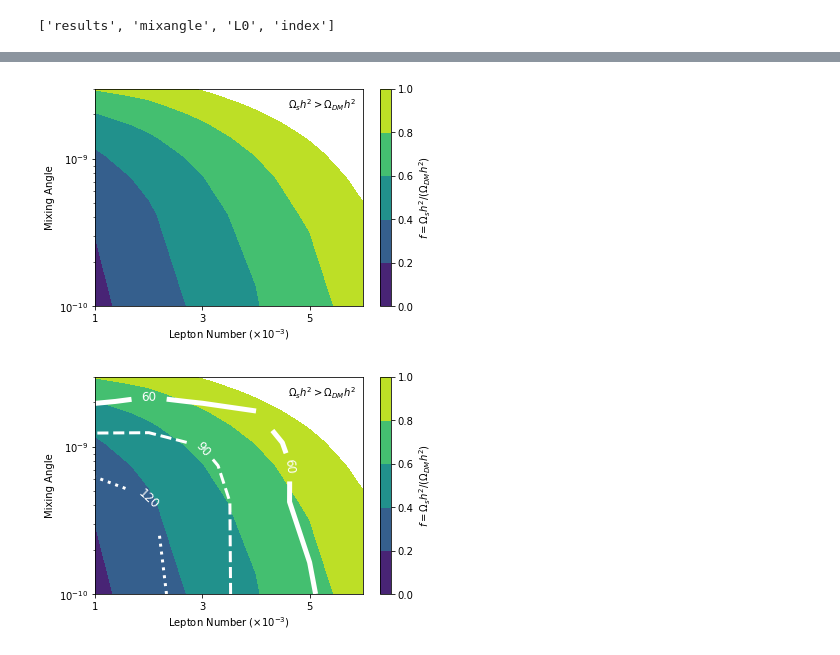
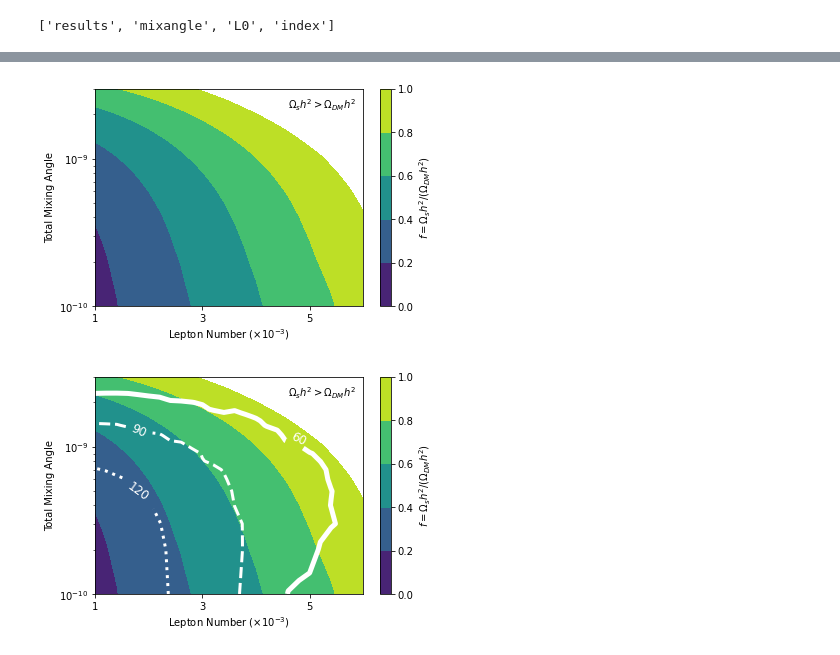
Before and after one commit to nuLABatUSD/dm_sterile_production, a Jupyter notebook: MakePlotsApril.ipynb, the cells around one changed output, grey strips where cells are left out. Cells and saved outputs as stored; diff of their text form; code cells hidden in the pictures.

```diff
--- a/MakePlotsApril.ipynb
+++ b/MakePlotsApril.ipynb
@@ -3,8 +3,12 @@ import Num_SH as NSH
 import numpy as np
 import matplotlib.pyplot as plt
 # %%
-folder = "Quick"
-filename = "three_equal"
+#folder = "ThreeEqual"
+#filename = "three_equal"
+folder = "Tau"
+filename = "mostly_tau"
+#folder = "AllTau"
+#filename = "all_tau"
 npz = np.load("{}/{}-results.npz".format(folder,filename),allow_pickle=True)
 # %%
 npz.files
@@ -21,0 +26,10 @@ plt.axhline(60)
+# %%
+plt.figure()
+for i in range(len(a)):
+    if a[i,1] > 60:
+        plt.plot(a[i,0]/0.1188,a[i,1],'o',color='k')
+    else:
+        plt.plot(a[i,0]/0.1188, a[i,1],'o', color='0.75')
+plt.axhline(60, color='k', linestyle='--')
+plt.xlabel(r'$f = \Omega_s h^2 / (\Omega_{\rm DM} h^2)$')
+plt.ylabel('Number of Subhalos')
@@ -38,7 +55,7 @@ plt.colorbar(label=r"$f = \Omega_s h^2 / (\Omega_{DM} h^2)$")
 #plt.xscale('log')
 plt.yscale('log')
 plt.xlabel(r"Lepton Number $(\times 10^{-3})$")
-plt.ylabel("Mixing Angle")
+plt.ylabel("Total Mixing Angle")
 plt.text(4.6,2.2e-9,r"$\Omega_s h^2 > \Omega_{DM} h^2$")
 
 plt.xticks([1,3,5])
@@ -49,25 +66,25 @@ image_name = '{}/{}-contourplot.png'.format(folder,filename)
 
 plt.savefig(image_name, format=image_format, dpi=1200)
 # %% [output]
-[figure, old version]
+[figure, new version]
 # %%
 plt.figure()
 plt.contourf(ll*1e3, mm, M, levels=[0,0.2, 0.4, 0.6, 0.8, 1])
 plt.colorbar(label=r"$f = \Omega_s h^2 / (\Omega_{DM} h^2)$")
 cs =plt.contour(ll*1e3, mm, S, levels=[30,60,90,120], colors=['w','w','w','w'], linewidths=[3,5,3,3], linestyles=['-.','-', '--',':'])
 plt.clabel(cs, inline=1, fmt='%d', fontsize=12)
 #plt.xscale('log')
 plt.yscale('log')
 plt.xlabel(r"Lepton Number $(\times 10^{-3})$")
-plt.ylabel("Mixing Angle")
+plt.ylabel("Total Mixing Angle")
 plt.text(4.6,2.2e-9,r"$\Omega_s h^2 > \Omega_{DM} h^2$")
 
 plt.xticks([1,3,5,7])
 plt.xlim([1,6])
 
 image_format = 'png'
 image_name = '{}/{}-contourplot2.png'.format(folder,filename)
 
 plt.savefig(image_name, format=image_format, dpi=1200)
 # %% [output]
-[figure, old version]
+[figure, new version]
```
Also changed, not shown: parts of 6 cells of this notebook, 3 other files.
